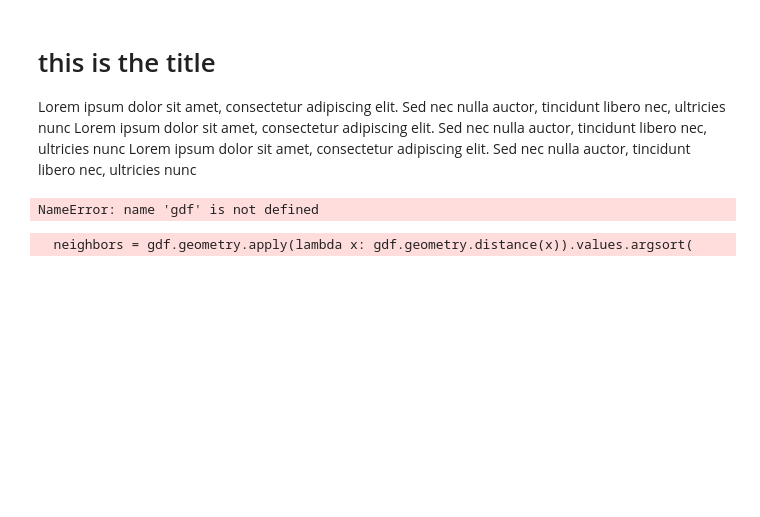
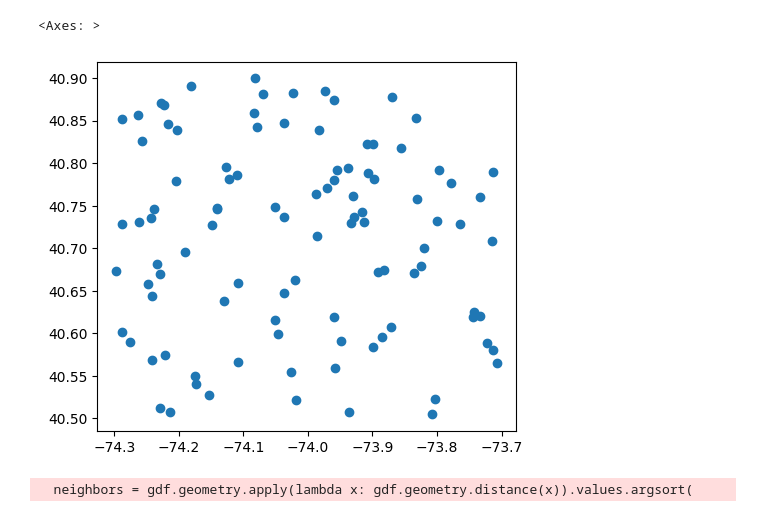
Before and after one commit to yumobennyyang/Mapping-Systems, a Jupyter notebook: Tutorials/03_networks.ipynb, the cells around one changed output. Drawn from its saved outputs; the diff is of its cells as text; code cells hidden in the pictures; blank space fills up the shorter version.

```diff
--- a/Tutorials/03_networks.ipynb
+++ b/Tutorials/03_networks.ipynb
@@ -27,17 +27,11 @@ df = pd.DataFrame(
 )
 # %%
 gdf = gpd.GeoDataFrame(df, crs="EPSG:4326")
-# %% [markdown]
-# this is the title
-
-Lorem ipsum dolor sit amet, consectetur adipiscing elit. Sed nec nulla auctor, tincidunt libero nec, ultricies nunc
-Lorem ipsum dolor sit amet, consectetur adipiscing elit. Sed nec nulla auctor, tincidunt libero nec, ultricies nunc
-Lorem ipsum dolor sit amet, consectetur adipiscing elit. Sed nec nulla auctor, tincidunt libero nec, ultricies nunc
 # %%
 gdf.plot()
-plt.title("Random points")
 # %% [output]
-NameError: name 'gdf' is not defined
+<Axes: >
+[figure, added]
 # %%
 # find five nearest neighbors for each point, not including itself
 k = 5
```
Also changed, not shown: parts of 2 cells of this notebook, 2 other files.
